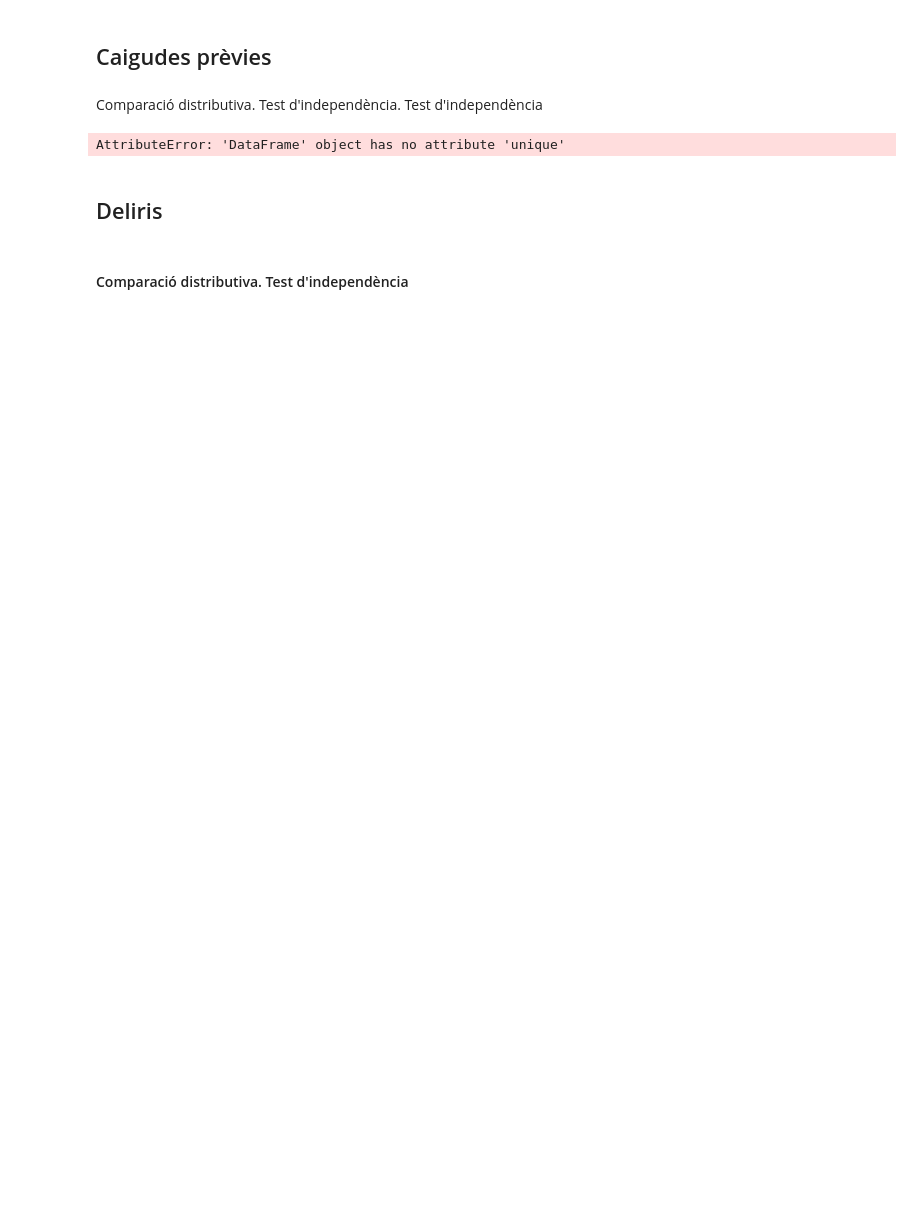
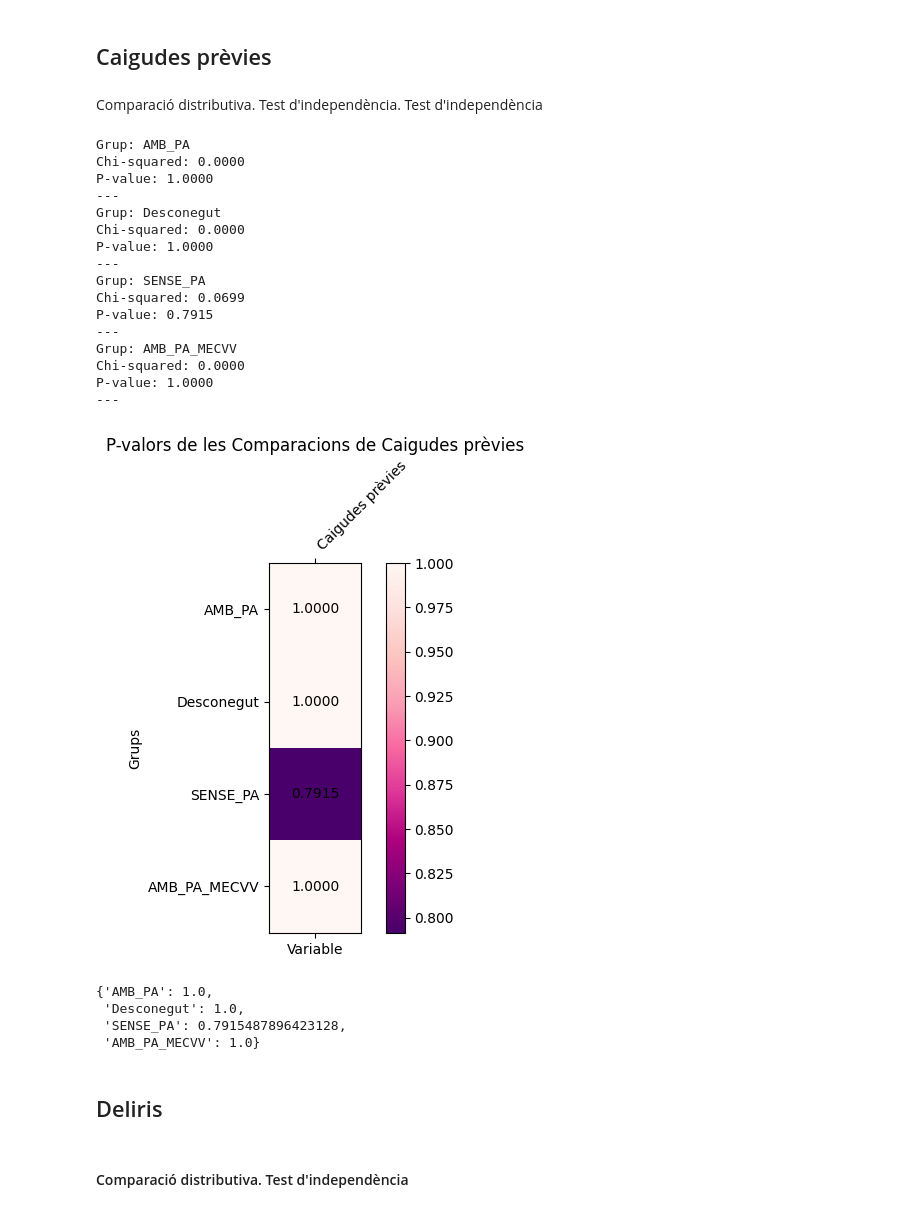
Before and after one commit to MCastelH/PRACTICUM, a Jupyter notebook: sindromes_geriatrics+comorbiditats.ipynb, the cells around one changed output. Saved outputs shown, nothing was run; the diff lists cells and outputs as text; code cells hidden in the pictures; blank space fills up the shorter version.

```diff
--- a/sindromes_geriatrics+comorbiditats.ipynb
+++ b/sindromes_geriatrics+comorbiditats.ipynb
@@ -77,9 +77,29 @@ test_indepe_plot({'AMB_PA': AMB_PA['Charlson'], 'AMB_PA_MECVV': AMB_PA_MECVV['Ch
 # %% [markdown]
 Comparació distributiva. Test d'independència. Test d'independència
 # %%
-test_indepe_bin_plot(taula, 'Caigudes prèvies')
+test_indepe_bin_plot(data_1= TOTAL['split_database'], data_2= TOTAL['Caigudes prèvies'])
 # %% [output]
-AttributeError: 'DataFrame' object has no attribute 'unique'
+Grup: AMB_PA
+Chi-squared: 0.0000
+P-value: 1.0000
+---
+Grup: Desconegut
+Chi-squared: 0.0000
+P-value: 1.0000
+---
+Grup: SENSE_PA
+Chi-squared: 0.0699
+P-value: 0.7915
+---
+Grup: AMB_PA_MECVV
+Chi-squared: 0.0000
+P-value: 1.0000
+---
+[figure, added]
+{'AMB_PA': 1.0,
+ 'Desconegut': 1.0,
+ 'SENSE_PA': 0.7915487896423128,
+ 'AMB_PA_MECVV': 1.0}
 # %% [markdown]
 ## Deliris
 # %% [markdown]
```
Also changed, not shown: parts of 28 cells of this notebook, 4 other files.
